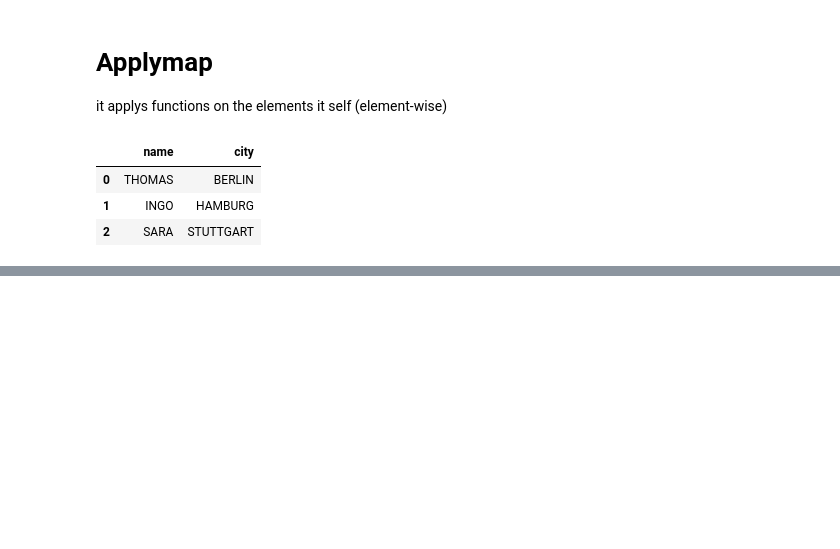
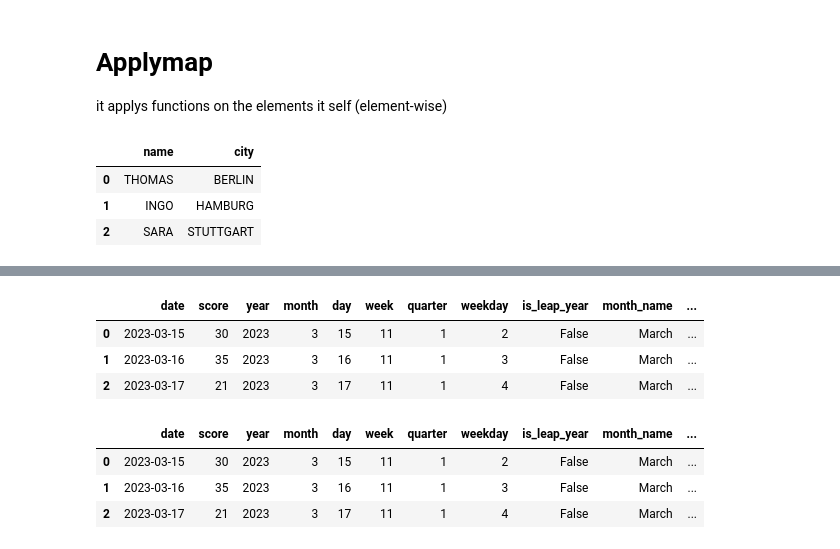
Before and after one commit to rbiotblbk/ML, a Jupyter notebook: 03_Pandas/01_Pandas_Intro.ipynb, the cells around one changed output, grey strips where cells are left out. Saved outputs shown, nothing was run; the diff lists cells and outputs as text; code cells hidden in the pictures; blank space fills up the shorter version.

```diff
--- a/03_Pandas/01_Pandas_Intro.ipynb
+++ b/03_Pandas/01_Pandas_Intro.ipynb
@@ -1366,0 +1438,12 @@ df_upper.head()
+# %%
+# Create DaTaFrame
+df = pd.DataFrame({
+    "date":["03/15/2023","03/16/2023","03/17/2023"],
+    "score": [30,35,21]
+})
+
+# Convert
+df["date"] =  pd.to_datetime(df["date"])
+
+df.info()
+df.head()
@@ -1366,0 +1464,44 @@ df_upper.head()
+# %%
+# Create new columns via parsing from DateTime Column
+df["year"] =  df["date"].dt.year
+df["month"] =  df["date"].dt.month
+df["day"] =  df["date"].dt.day
+
+df["week"] =  df["date"].dt.week
+df["quarter"] =  df["date"].dt.quarter
+df["weekday"] =  df["date"].dt.weekday
+df["is_leap_year"] =  df["date"].dt.is_leap_year
+
+
+df["month_name"] =  df["date"].dt.month_name()
+df["day_name"] =  df["date"].dt.day_name()
+
+
+df.head()
+# %% [output]
+|  | date | score | year | month | day | week | quarter | weekday | is_leap_year | month_name | ... |
+| 0 | 2023-03-15 | 30 | 2023 | 3 | 15 | 11 | 1 | 2 | False | March | ... |
+| 1 | 2023-03-16 | 35 | 2023 | 3 | 16 | 11 | 1 | 3 | False | March | ... |
+| 2 | 2023-03-17 | 21 | 2023 | 3 | 17 | 11 | 1 | 4 | False | March | ... |
+# %%
+# Map new data to DateTime
+
+date_mapping = {
+    0 : "Montag",
+    1: "Dienstag",
+    2: "Mittwoch",
+    3: "Donnerstag",
+    4: "Freitag",
+    5: "Samstag",
+    6: "Sonntag"
+}
+
+# Map the values from Pandas to my dictionary
+df["day_of_week_de"]= df["date"].dt.day_of_week.map(date_mapping)
+
+df.head()
+# %% [output]
+|  | date | score | year | month | day | week | quarter | weekday | is_leap_year | month_name | ... |
+| 0 | 2023-03-15 | 30 | 2023 | 3 | 15 | 11 | 1 | 2 | False | March | ... |
+| 1 | 2023-03-16 | 35 | 2023 | 3 | 16 | 11 | 1 | 3 | False | March | ... |
+| 2 | 2023-03-17 | 21 | 2023 | 3 | 17 | 11 | 1 | 4 | False | March | ... |
```
Also changed, not shown: parts of 20 cells of this notebook.
